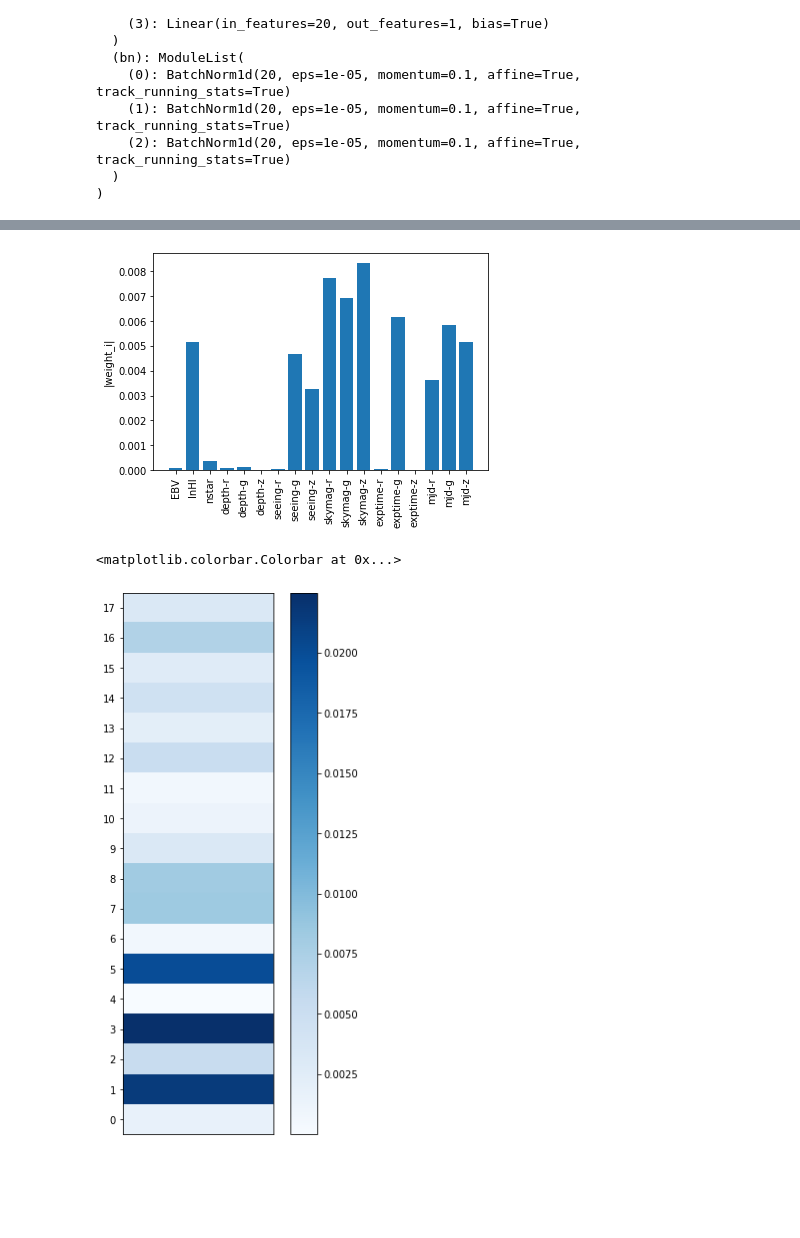
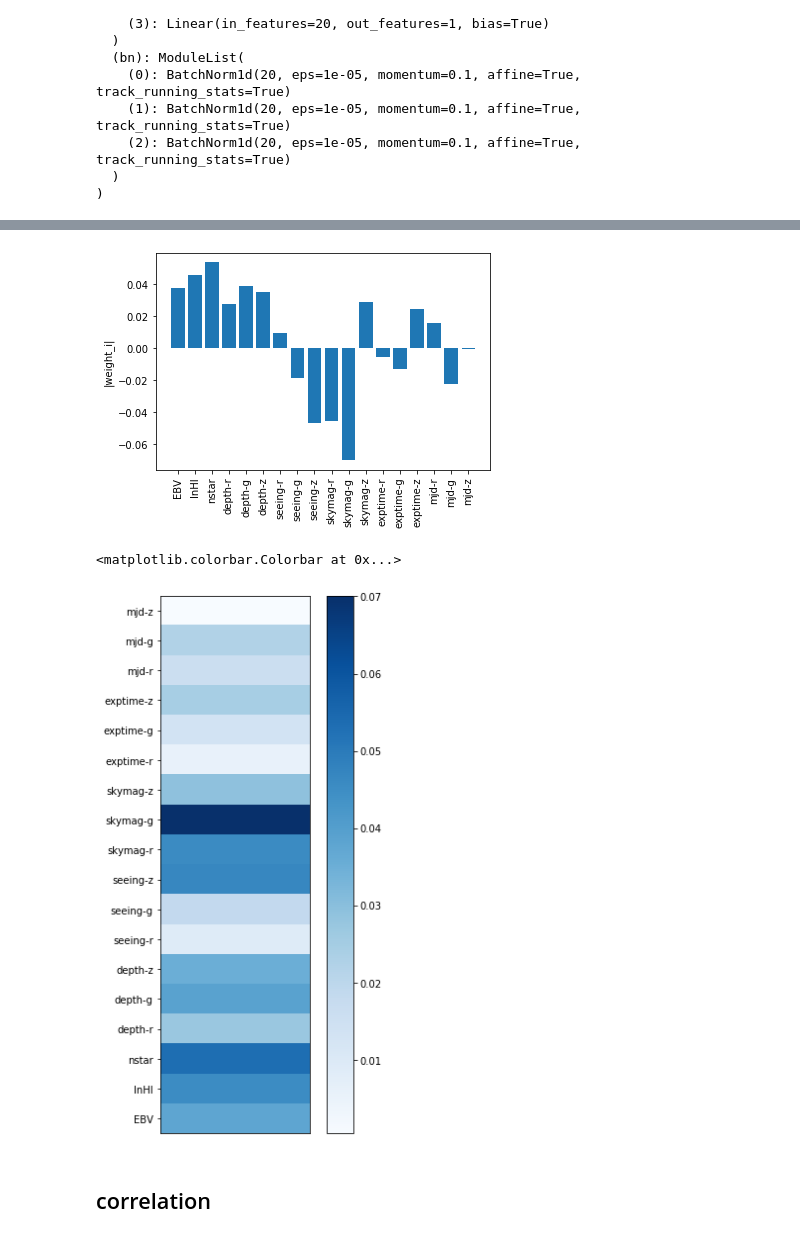
Before and after one commit to mehdirezaie/sysnetdev, a Jupyter notebook: notebooks/FeatureSelectionL1.ipynb, the cells around one changed output, grey strips where cells are left out. Saved outputs shown, nothing was run; the diff lists cells and outputs as text; code cells hidden in the pictures; blank space fills up the shorter version.

```diff
--- a/notebooks/FeatureSelectionL1.ipynb
+++ b/notebooks/FeatureSelectionL1.ipynb
@@ -51,16 +52,18 @@ xlabels = ['EBV', 'lnHI', 'nstar']\
 # %%
-plt.bar(np.arange(18), abs(fc0_weight.mean(axis=0)))
+plt.bar(np.arange(18), fc0_weight.mean(axis=0))
 plt.ylabel('|weight_i|')
 _=plt.xticks(np.arange(18), labels=xlabels, rotation=90)
 # %% [output]
-[figure, old version]
+[figure, new version]
 # %%
 plt.figure(figsize=(6, 10))
 plt.imshow(abs(fc0_weight.mean(axis=0)[:, np.newaxis]),
            cmap=plt.cm.Blues, extent=(0, 5, -0.5, 17.5), origin='lower')
-plt.yticks(np.arange(18))
+plt.yticks(np.arange(18), labels=xlabels)
 plt.xticks([])
 plt.colorbar()
 # %% [output]
 <matplotlib.colorbar.Colorbar at 0x...>
-[figure, old version]
+[figure, new version]
+# %% [markdown]
+## correlation
```
Also changed, not shown: parts of 16 cells of this notebook, 11 other files.
